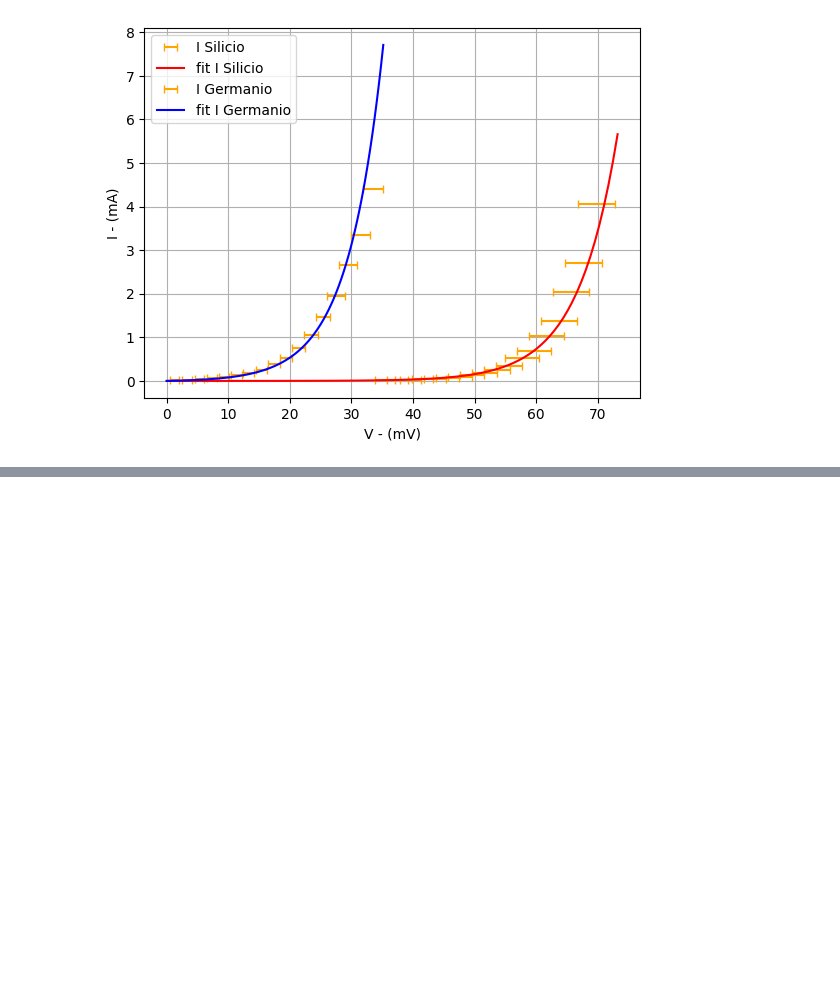
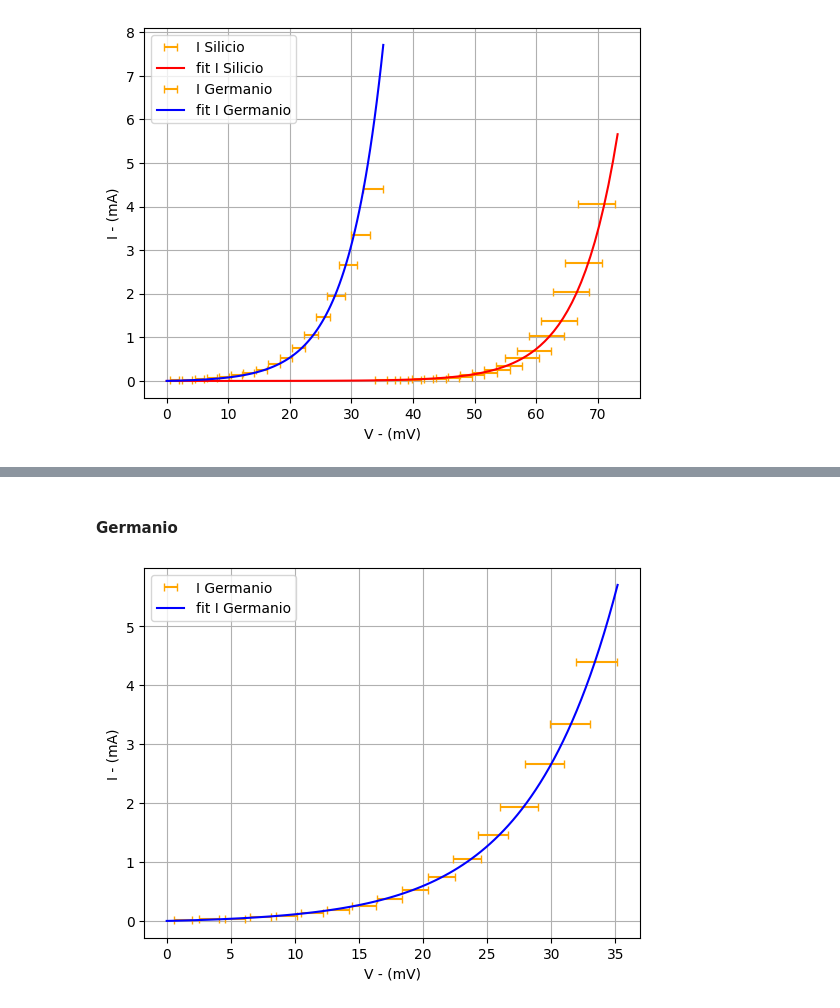
Before and after one commit to Filippo3001/Physics, a Jupyter notebook: notebook/Lab/Esperimento 1/Esperimento 1 Lab.ipynb, the cells around one changed output, grey strips where cells are left out. Saved outputs shown, nothing was run; the diff lists cells and outputs as text; code cells hidden in the pictures; blank space fills up the shorter version.

```diff
--- a/notebook/Lab/Esperimento 1/Esperimento 1 Lab.ipynb
+++ b/notebook/Lab/Esperimento 1/Esperimento 1 Lab.ipynb
@@ -353,0 +443,19 @@ plt.show()
+# %% [markdown]
+#### Germanio
+# %%
+simul_I_Ge = f_I(simul_V_Ge, fit_Ge_pr[0], fit_Ge_pr[1])
+
+#normal graph
+plt.xlabel("V - (mV)")
+plt.ylabel("I - (mA)")
+
+plt.errorbar(V_Ge, I_Ge, xerr = error_V_Ge, linestyle="none", color="orange", capsize=3, capthick=1, label="I Germanio") # data with error
+plt.errorbar(simul_V_Ge, simul_I_Ge, label="fit I Germanio", color="blue") #fit
+
+plt.legend(loc='upper left')
+
+plt.grid(True)
+plt.savefig("Out/Caratteristica_Ge_pr")
+plt.show()
+# %% [output]
+[figure, added]
```
Also changed, not shown: parts of 6 cells of this notebook.
